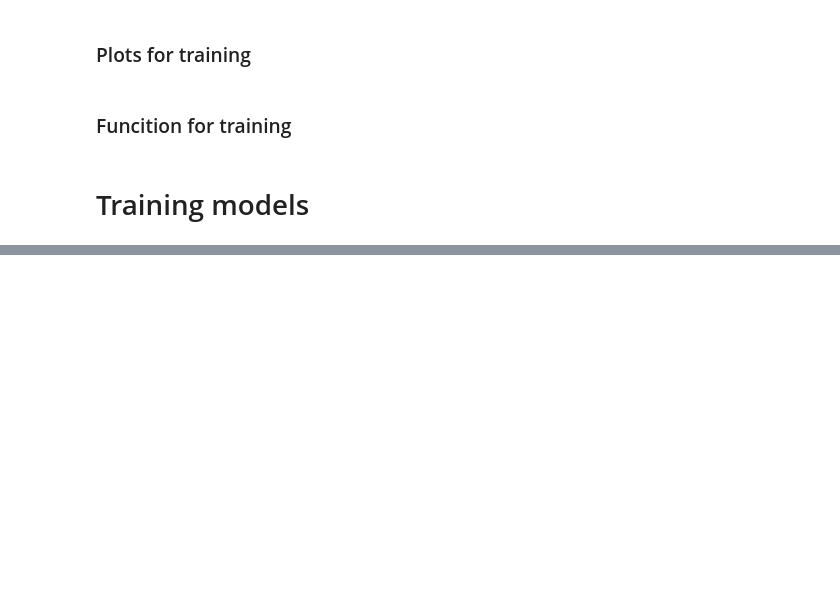
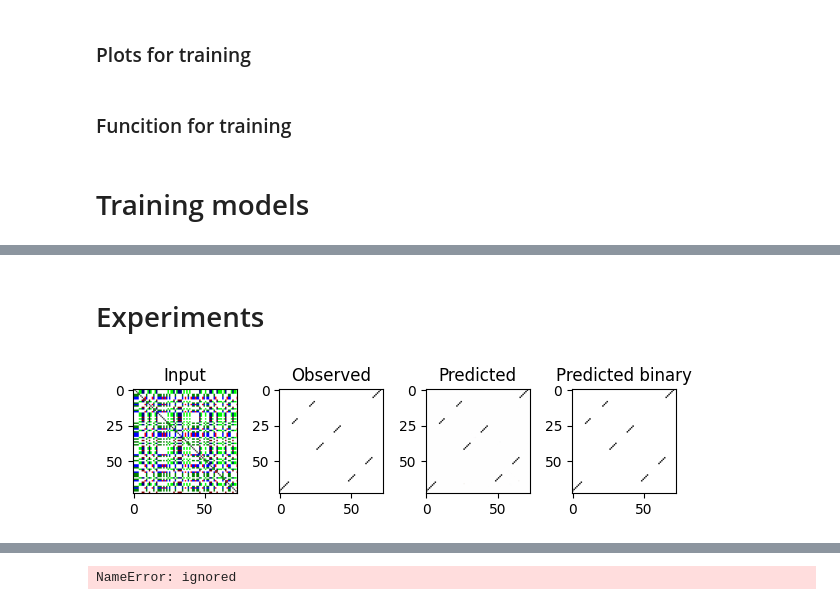
Before and after one commit to MEskerod/project_deeplearning_2023, a Jupyter notebook: deeplearning_project.ipynb, the cells around one changed output, grey strips where cells are left out. Saved outputs shown, nothing was run; the diff lists cells and outputs as text; code cells hidden in the pictures; blank space fills up the shorter version.

```diff
--- a/deeplearning_project.ipynb
+++ b/deeplearning_project.ipynb
@@ -635,0 +816,8 @@ Epoch [6/20], Loss: 0.0006
+# %% [markdown]
+# Experiments
+# %%
+model_unet = RNA_Unet().cuda()
+fit_model(model_unet, train_dataset, validation_dataset, epochs = 1, loss_func=dice_loss)
+print("Finished training")
+# %% [output]
+[figure, added]
@@ -635,0 +825 @@ Epoch [6/20], Loss: 0.0006
+NameError: ignored
```
Also changed, not shown: parts of 31 cells of this notebook.
